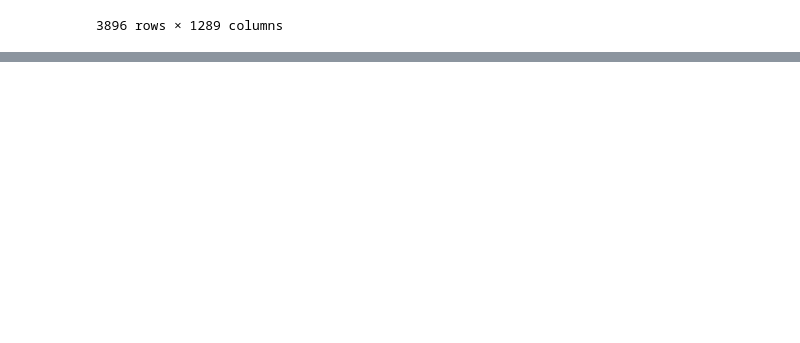
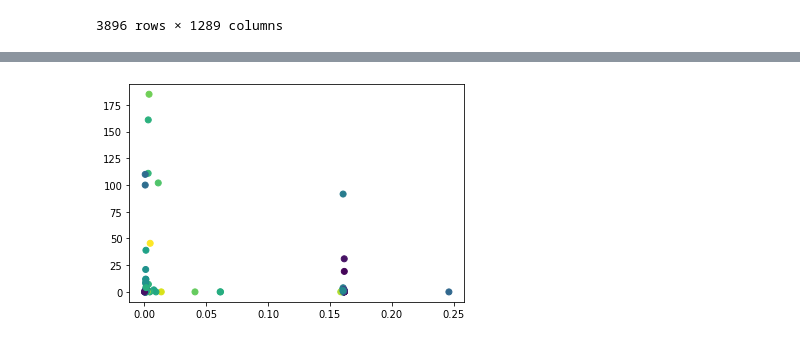
Before and after one commit to ynuozhang/mutant_specific, a Jupyter notebook: skempi_protein_visualization/skempi_gaussian_process_test.ipynb, the cells around one changed output, grey strips where cells are left out. Drawn from its saved outputs; the diff is of its cells as text; code cells hidden in the pictures; blank space fills up the shorter version.

```diff
--- a/skempi_protein_visualization/skempi_gaussian_process_test.ipynb
+++ b/skempi_protein_visualization/skempi_gaussian_process_test.ipynb
@@ -552,0 +753,3 @@ fig.write_html("skempi_ppi_plotly.html")
+# %%
+y_train_array = np.vstack(x_train['Affinity_wt_parsed'].to_numpy())
+y_train_array
@@ -552,0 +766,7 @@ fig.write_html("skempi_ppi_plotly.html")
+# %%
+unknown_array = np.vstack(mut['wt1_mut_concat'].to_numpy())
+unknown_array_y = np.vstack(mut['Affinity_mut_parsed'].to_numpy())
+# %%
+gpr = GaussianProcessRegressor(kernel=kernel_function, random_state=0, normalize_y=True, copy_X_train=False)
+n_samples, n_features = x_train_array.shape
+model = gpr.fit(x_train_array, y_train_array)
@@ -552,0 +776,8 @@ fig.write_html("skempi_ppi_plotly.html")
+# %%
+y_mean_, y_std_ = gpr.predict(unknown_array, return_std=True)
+# %%
+plt.figure()
+plt.scatter(y_mean_, unknown_array_y, c=(y_std_ - y_std_.min()) / (y_std_.max() - y_std_.min()))
+plt.show()
+# %% [output]
+[figure, added]
```
Also changed, not shown: parts of 35 cells of this notebook.
